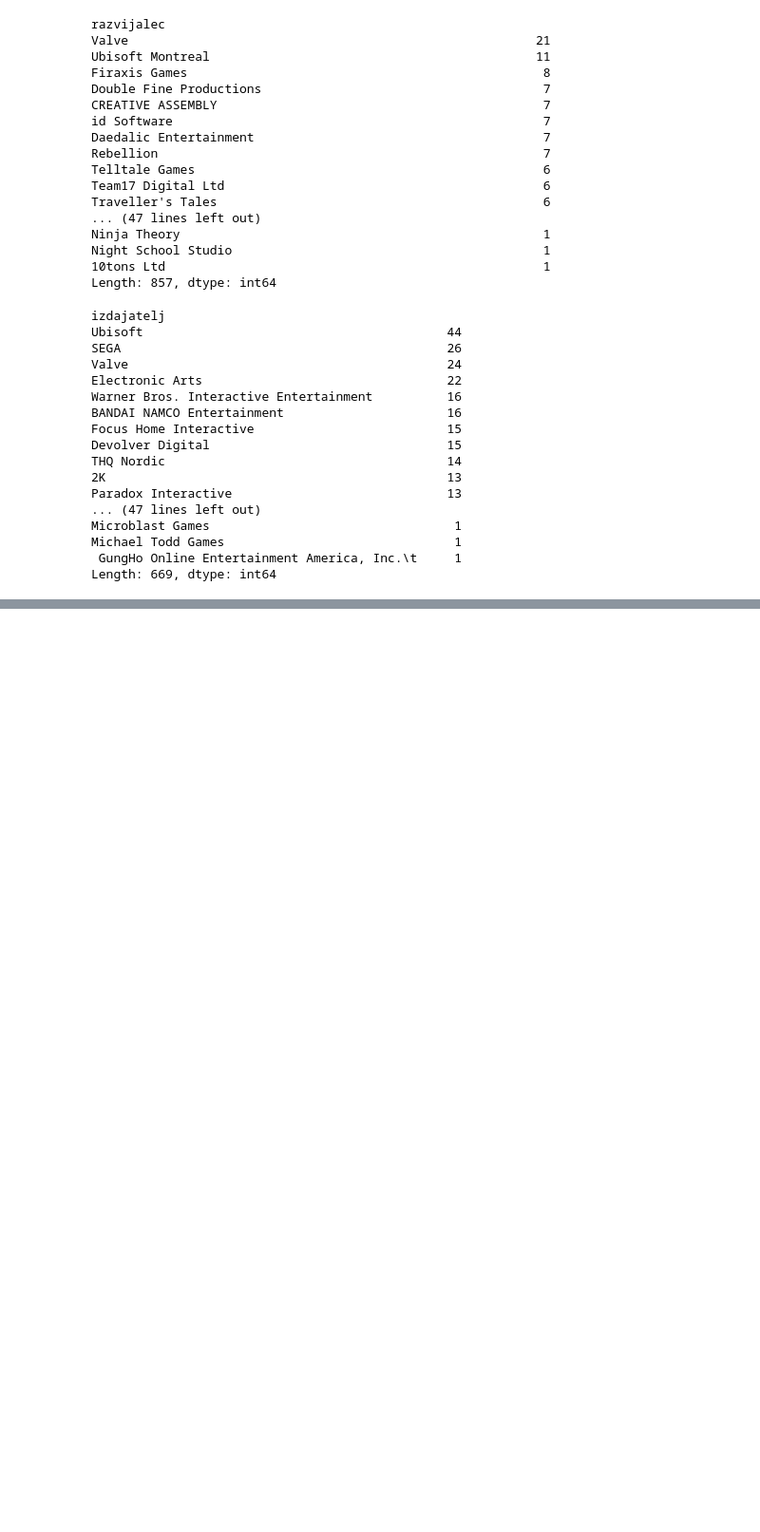
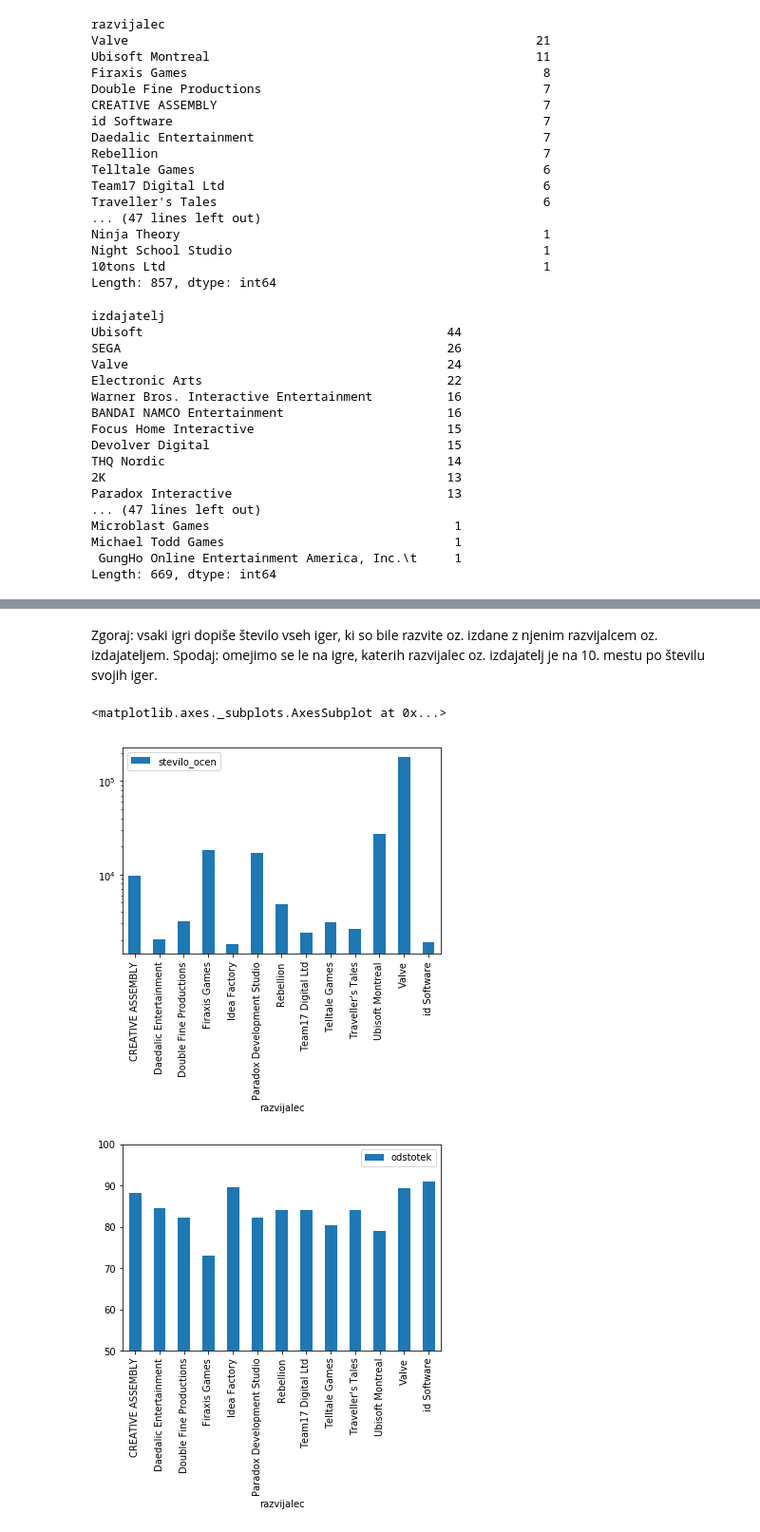
Before and after one commit to gregaSaksida/Steam, a Jupyter notebook: analiza.ipynb, the cells around one changed output, grey strips where cells are left out. Shown at 95% size. Cells and saved outputs as stored; diff of their text form; code cells hidden in the pictures; blank space fills up the shorter version.

```diff
--- a/analiza.ipynb
+++ b/analiza.ipynb
@@ -166,7 +167,8 @@ Night School Studio                                          1
 10tons Ltd                                                   1
 Length: 857, dtype: int64
 # %%
-igre.groupby('izdajatelj').size().sort_values(ascending=False)
+izdajatelji = igre.groupby('izdajatelj').size().sort_values(ascending=False)
+izdajatelji
 # %% [output]
 izdajatelj
 Ubisoft                                         44
@@ -189,0 +206,20 @@ Takoj vidimo, da je razvijalcev več kot izdajateljev. Nekateri majhni razvijalc
+# %%
+igre['moc_raz'] = 0
+igre['moc_izd'] = 0
+# %%
+for index, igra in igre.iterrows():
+    igre.at[index, 'moc_raz'] = razvijalci[igre.loc[index, 'razvijalec']]
+    igre.at[index, 'moc_izd'] = izdajatelji[igre.loc[index, 'izdajatelj']]
+# %% [markdown]
+Zgoraj: vsaki igri dopiše število vseh iger, ki so bile razvite oz. izdane z njenim razvijalcem oz. izdajateljem.
+Spodaj: omejimo se le na igre, katerih razvijalec oz. izdajatelj je na 10. mestu po številu svojih iger.
+# %%
+izbor_raz = igre[igre['moc_raz'] >= razvijalci[9]]
+izbor_izd = igre[igre['moc_izd'] >= izdajatelji[9]]
+# %%
+izbor_raz.groupby('razvijalec').mean().plot.bar(y='stevilo_ocen', logy=True)
+izbor_raz.groupby('razvijalec').mean().plot.bar(y='odstotek', ylim=[50, 100])
+# %% [output]
+<matplotlib.axes._subplots.AxesSubplot at 0x...>
+[figure, added]
+[figure, added]
```
Also changed, not shown: parts of 10 cells of this notebook.
